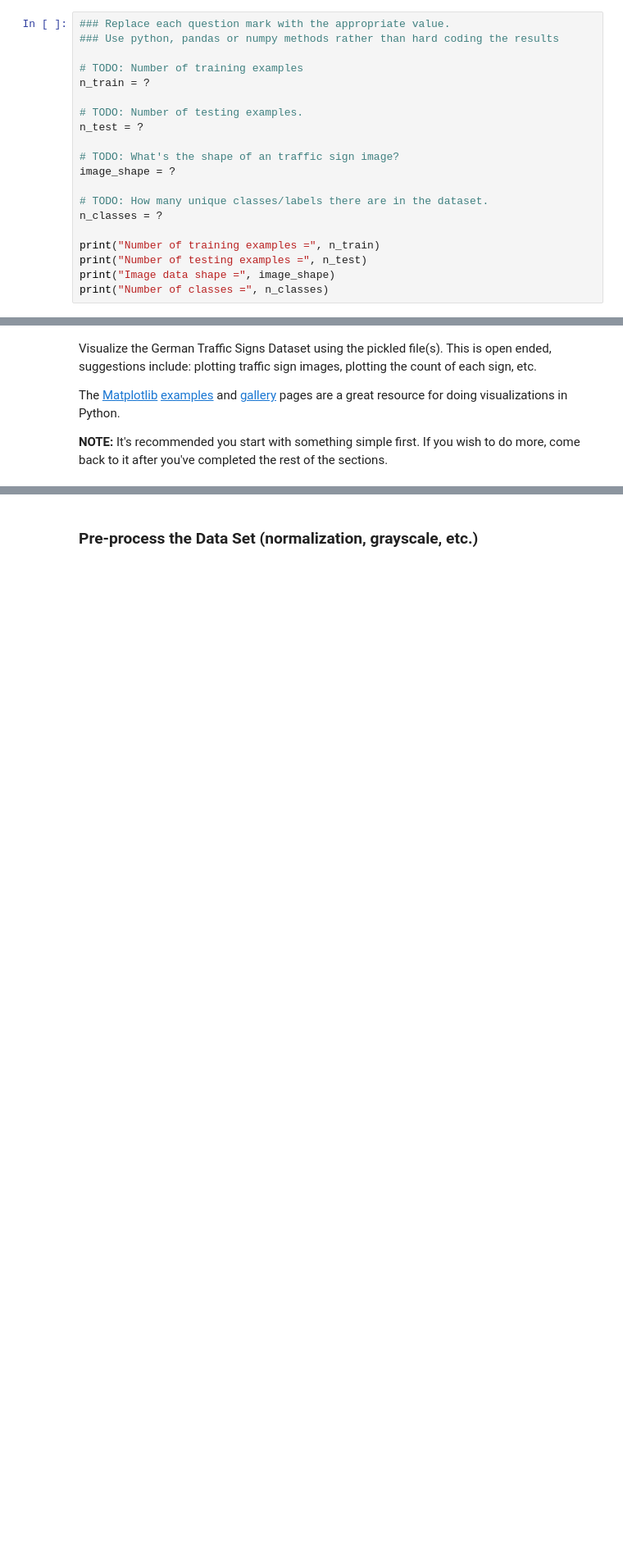
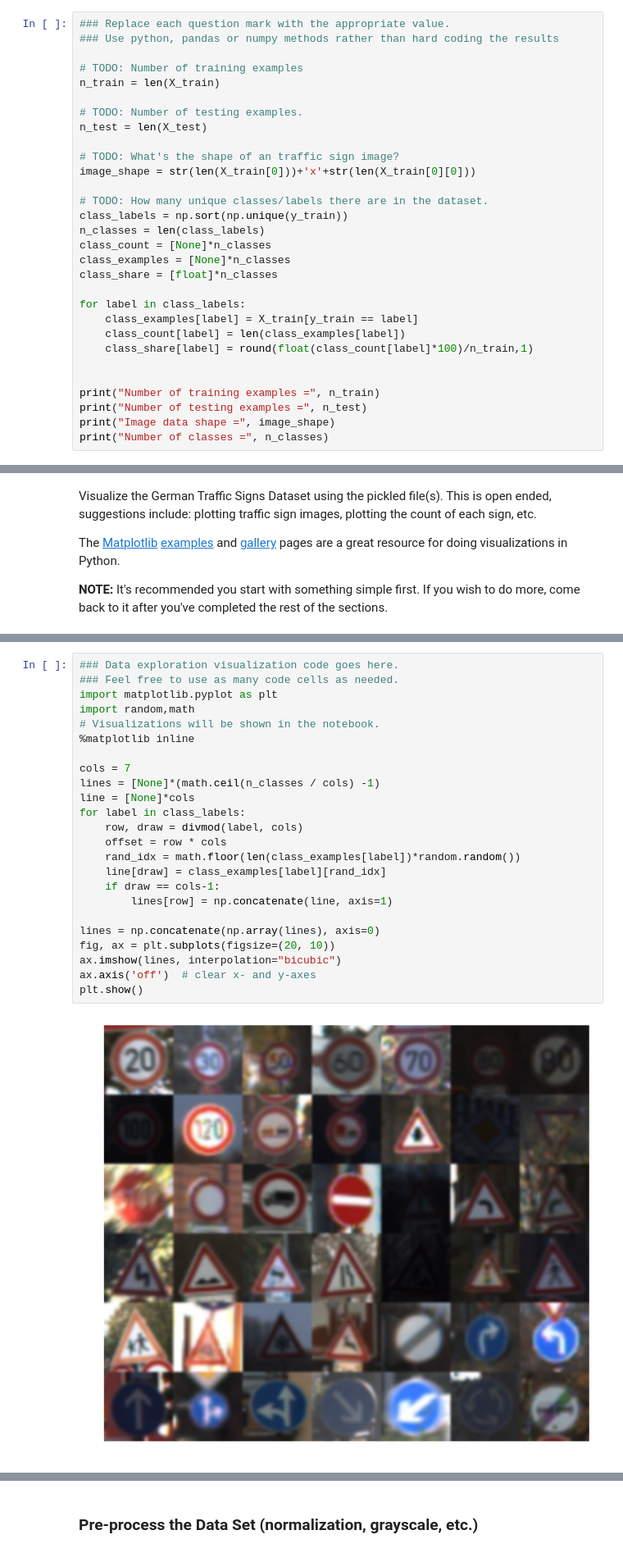
Before and after one commit to cesare-montresor/CarND-Traffic-Sign-Classifier-Project, a Jupyter notebook: Traffic_Sign_Classifier.ipynb, the cells around one changed output, grey strips where cells are left out. Shown: that part at 82% size. Saved outputs shown, nothing was run; the diff lists cells and outputs as text; blank space fills up the shorter version.

Commit message:
- added debug to visualise some information about the dataset - LeNet vanilla for traffic sign

```diff
--- a/Traffic_Sign_Classifier.ipynb
+++ b/Traffic_Sign_Classifier.ipynb
@@ -59,16 +95,26 @@ Complete the basic data summary below. Use python, numpy and/or pandas methods t
 ### Use python, pandas or numpy methods rather than hard coding the results
 
 # TODO: Number of training examples
-n_train = ?
+n_train = len(X_train)
 
 # TODO: Number of testing examples.
-n_test = ?
+n_test = len(X_test)
 
 # TODO: What's the shape of an traffic sign image?
-image_shape = ?
+image_shape = str(len(X_train[0]))+'x'+str(len(X_train[0][0]))
 
 # TODO: How many unique classes/labels there are in the dataset.
-n_classes = ?
+class_labels = np.sort(np.unique(y_train))
+n_classes = len(class_labels)
+class_count = [None]*n_classes
+class_examples = [None]*n_classes
+class_share = [float]*n_classes
+
+for label in class_labels:
+    class_examples[label] = X_train[y_train == label]
+    class_count[label] = len(class_examples[label])
+    class_share[label] = round(float(class_count[label]*100)/n_train,1)
+
 
 print("Number of training examples =", n_train)
 print("Number of testing examples =", n_test)
@@ -90,0 +136,26 @@ import matplotlib.pyplot as plt
+# %%
+### Data exploration visualization code goes here.
+### Feel free to use as many code cells as needed.
+import matplotlib.pyplot as plt
+import random,math
+# Visualizations will be shown in the notebook.
+%matplotlib inline
+
+cols = 7
+lines = [None]*(math.ceil(n_classes / cols) -1)
+line = [None]*cols
+for label in class_labels:
+    row, draw = divmod(label, cols)
+    offset = row * cols
+    rand_idx = math.floor(len(class_examples[label])*random.random())
+    line[draw] = class_examples[label][rand_idx]
+    if draw == cols-1:
+        lines[row] = np.concatenate(line, axis=1)
+
+lines = np.concatenate(np.array(lines), axis=0)
+fig, ax = plt.subplots(figsize=(20, 10))
+ax.imshow(lines, interpolation="bicubic")
+ax.axis('off')  # clear x- and y-axes
+plt.show()
+# %% [output]
+[figure, added]
```
Also changed, not shown: parts of 8 cells of this notebook, 6 other files.
